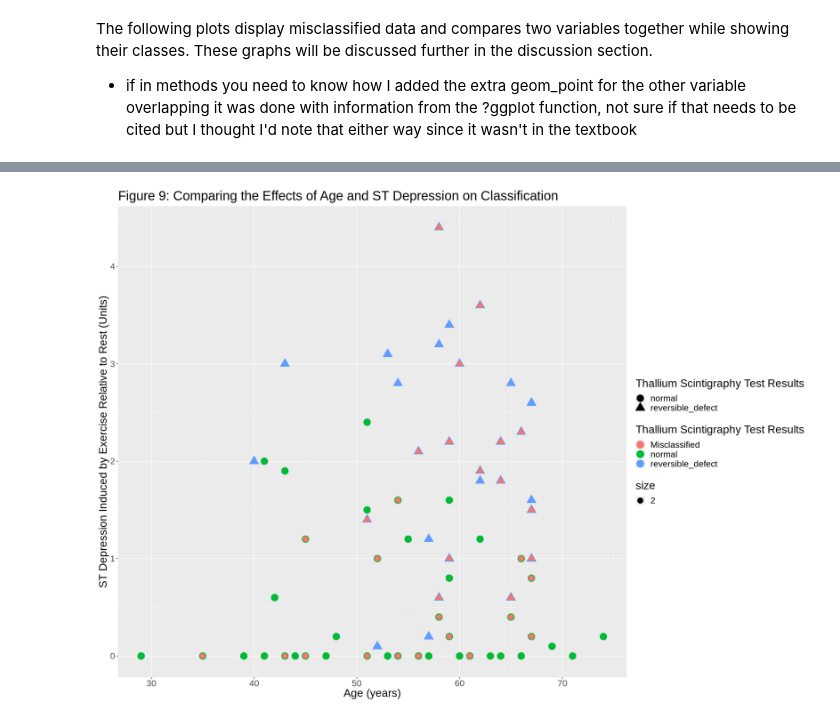
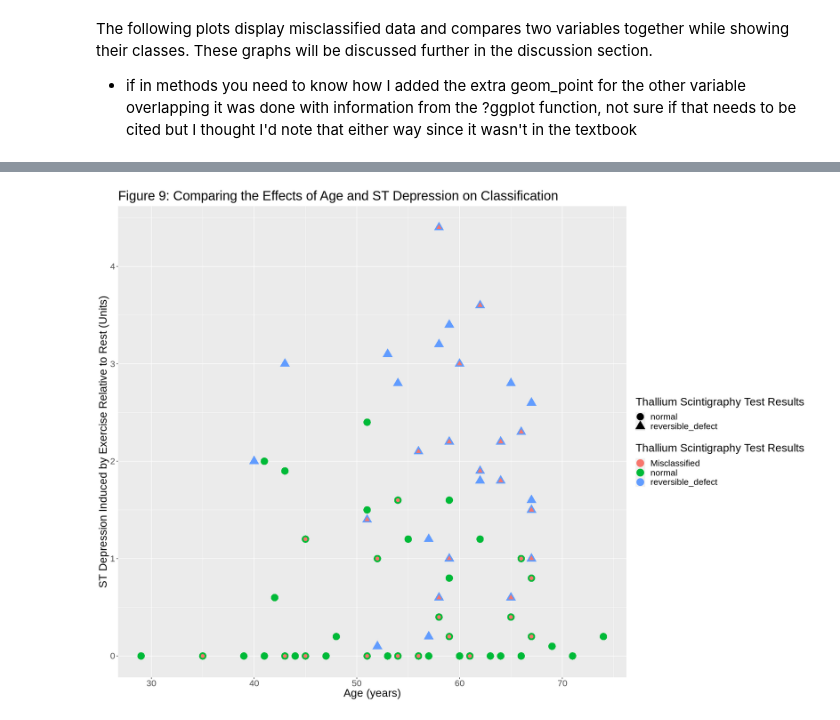
Before and after one commit to alanwake83/DSCI_group30_project, a Jupyter notebook: project_report.ipynb, the cells around one changed output, grey strips where cells are left out. Cells and saved outputs as stored; diff of their text form; code cells hidden in the pictures.

```diff
--- a/project_report.ipynb
+++ b/project_report.ipynb
@@ -407,11 +406,11 @@ misclass_plot_2_pred
 # %%
 misclass_plot_3_pred <- ggplot(cleveland_predictions, aes(x = age, y = oldpeak, color = .pred_class, shape = .pred_class)) +
                 geom_point(size = 6) +
-                geom_point(data = cleveland_misclass, aes(x = age, y = oldpeak, color = 'Misclassified', size = 2)) +
+                geom_point(data = cleveland_misclass, aes(x = age, y = oldpeak, color = 'Misclassified'), size = 3) +
                 labs(x = "Age (years)", y = "ST Depression Induced by Exercise Relative to Rest (Units)",
                      title = "Figure 9: Comparing the Effects of Age and ST Depression on Classification",
                      color = "Thallium Scintigraphy Test Results", shape = "Thallium Scintigraphy Test Results") +
                 theme(text = element_text(size = 20))
 misclass_plot_3_pred
 # %% [output]
-[figure, old version]
+[figure, new version]
```
Also changed, not shown: parts of 12 cells of this notebook.
